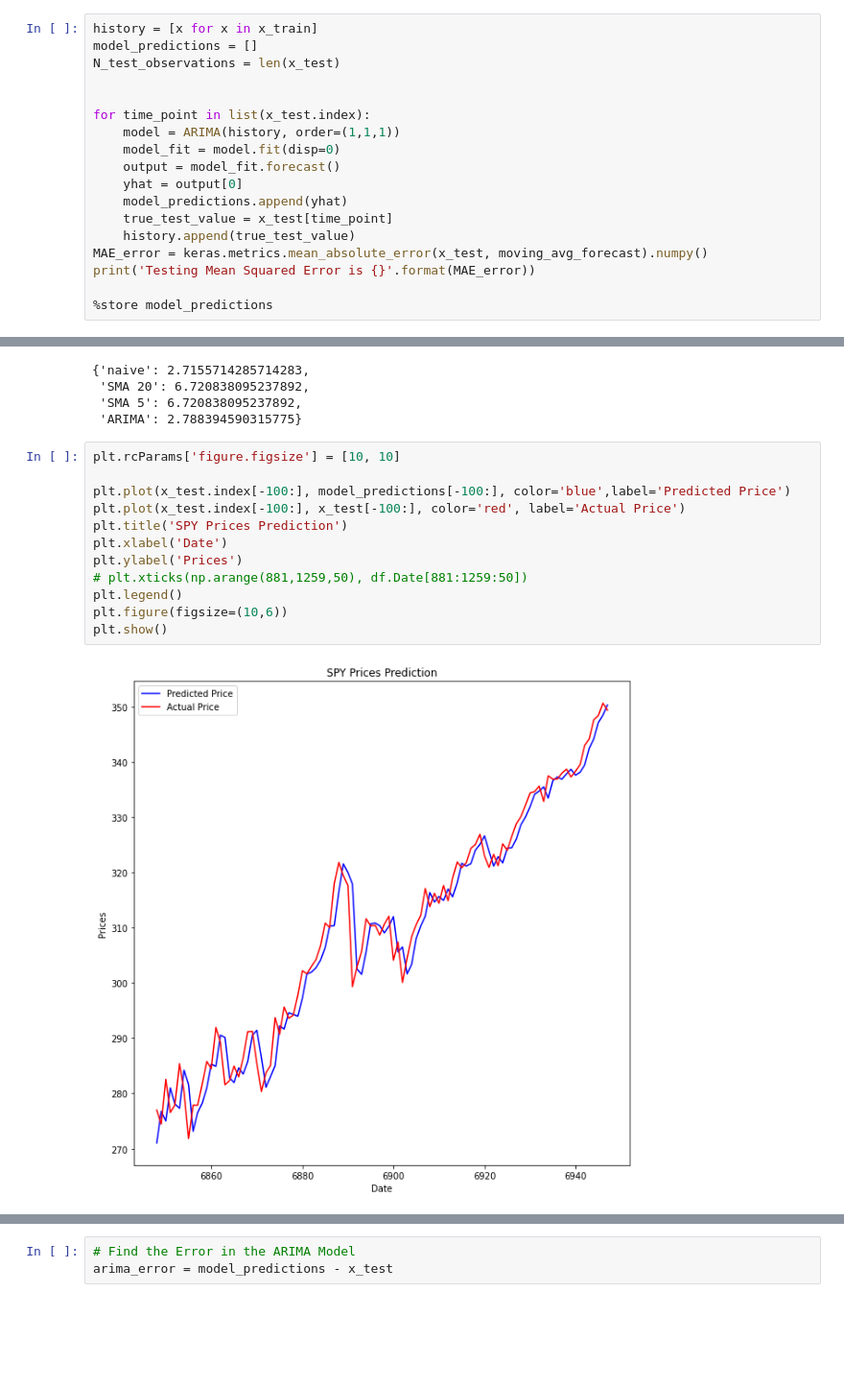
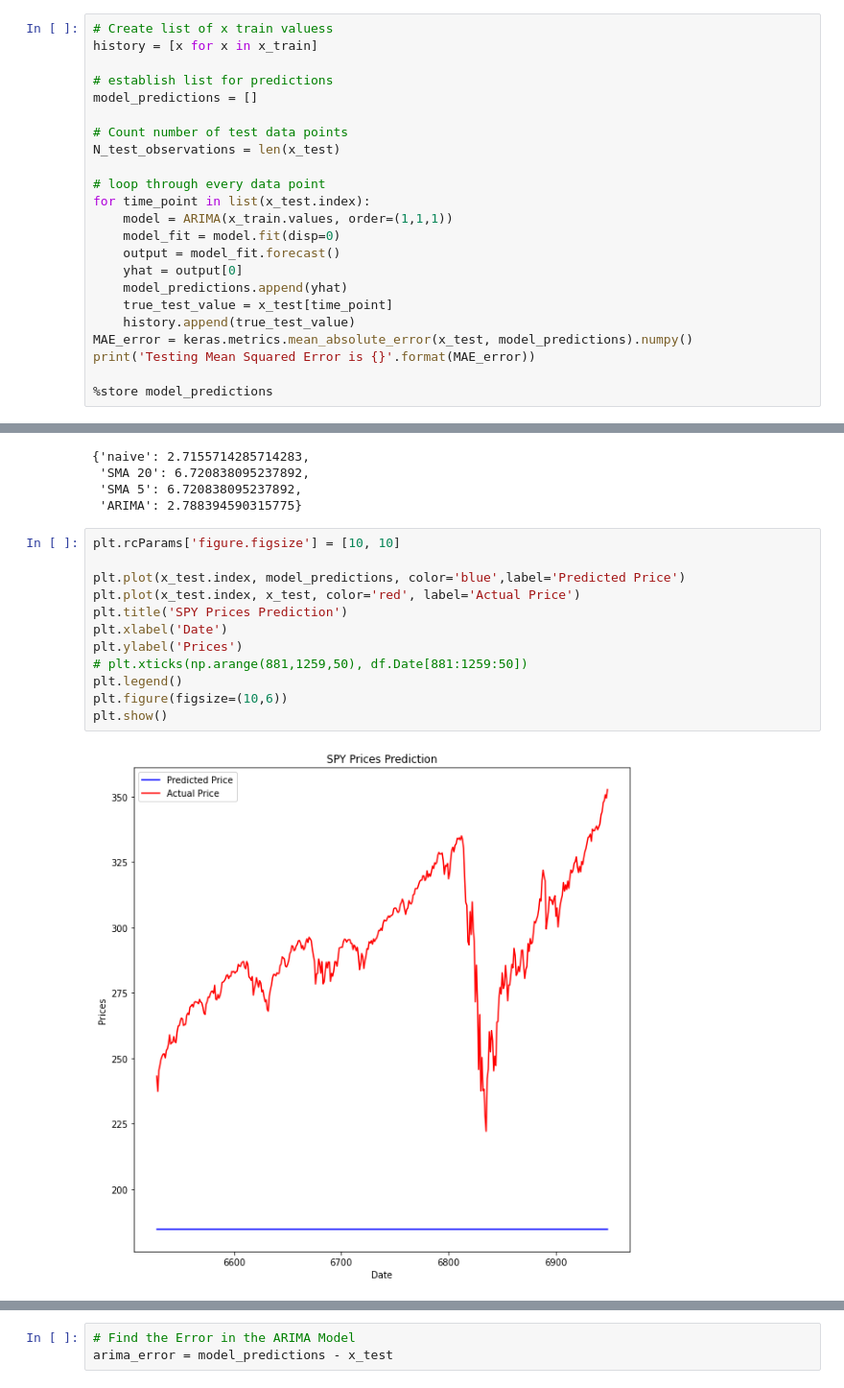
Before and after one commit to bsamaha/SPY-Time-Series-Predictions, a Jupyter notebook: Time Series Forecasting of ETFs.ipynb, the cells around one changed output, grey strips where cells are left out. Shown at 96% size. Saved outputs shown, nothing was run; the diff lists cells and outputs as text; blank space fills up the shorter version.

Commit message:
added images

```diff
--- a/Time Series Forecasting of ETFs.ipynb
+++ b/Time Series Forecasting of ETFs.ipynb
@@ -327,20 +327,25 @@ This distribution is not a normal distribution
 # %% [markdown]
 ### Step 4 Building the Arima Model and Forecasting
 # %%
+# Create list of x train valuess
 history = [x for x in x_train]
+
+# establish list for predictions
 model_predictions = []
+
+# Count number of test data points
 N_test_observations = len(x_test)
 
-
+# loop through every data point
 for time_point in list(x_test.index):
-    model = ARIMA(history, order=(1,1,1))
+    model = ARIMA(x_train.values, order=(1,1,1))
     model_fit = model.fit(disp=0)
     output = model_fit.forecast()
     yhat = output[0]
     model_predictions.append(yhat)
     true_test_value = x_test[time_point]
     history.append(true_test_value)
-MAE_error = keras.metrics.mean_absolute_error(x_test, moving_avg_forecast).numpy()
+MAE_error = keras.metrics.mean_absolute_error(x_test, model_predictions).numpy()
 print('Testing Mean Squared Error is {}'.format(MAE_error))
 
 %store model_predictions
@@ -385,17 +405,17 @@ model_mae_scores
 # %%
 plt.rcParams['figure.figsize'] = [10, 10]
 
-plt.plot(x_test.index[-100:], model_predictions[-100:], color='blue',label='Predicted Price')
-plt.plot(x_test.index[-100:], x_test[-100:], color='red', label='Actual Price')
+plt.plot(x_test.index, model_predictions, color='blue',label='Predicted Price')
+plt.plot(x_test.index, x_test, color='red', label='Actual Price')
 plt.title('SPY Prices Prediction')
 plt.xlabel('Date')
 plt.ylabel('Prices')
 # plt.xticks(np.arange(881,1259,50), df.Date[881:1259:50])
 plt.legend()
 plt.figure(figsize=(10,6))
 plt.show()
 # %% [output]
-[figure, old version]
+[figure, new version]
 <Figure size 720x432 with 0 Axes>
 # %%
 # Find the Error in the ARIMA Model
```
Also changed, not shown: parts of 6 cells of this notebook, 3 other files.
